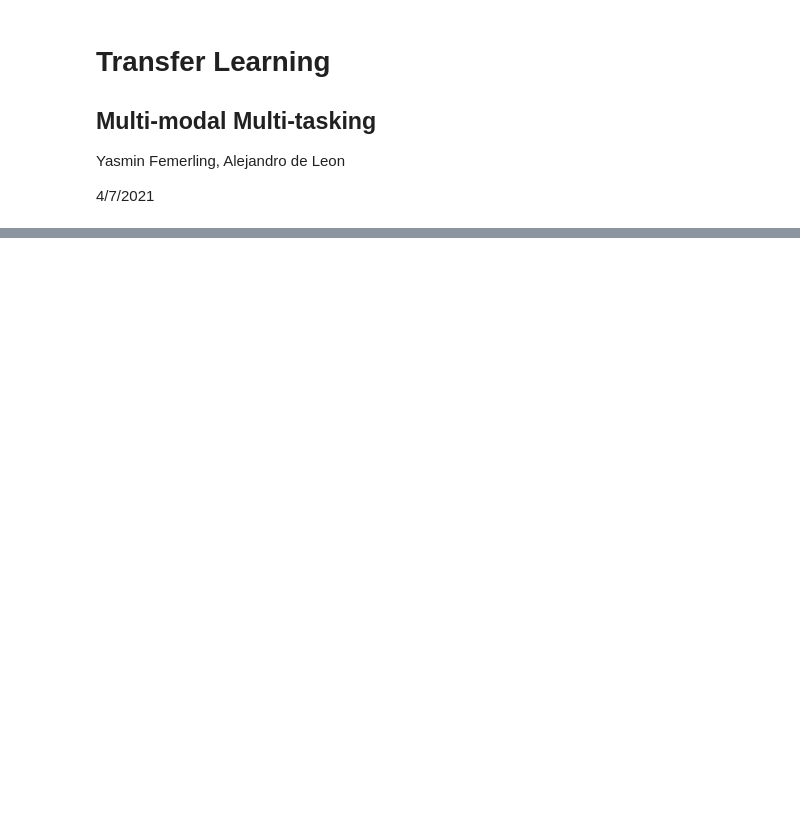
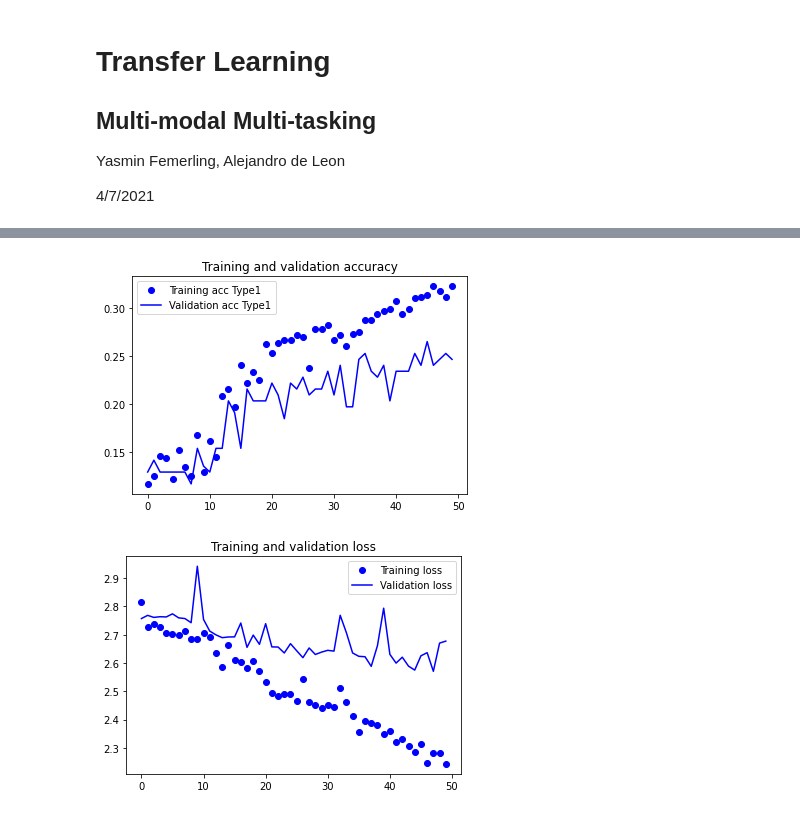
Before and after one commit to deleonalejandro/machine-learning, a Jupyter notebook: TransferLearning/multi-modal-tasking.ipynb, the cells around one changed output, grey strips where cells are left out. Cells and saved outputs as stored; diff of their text form; code cells hidden in the pictures; blank space fills up the shorter version.

```diff
--- a/TransferLearning/multi-modal-tasking.ipynb
+++ b/TransferLearning/multi-modal-tasking.ipynb
@@ -33,3 +249,26 @@ from ipynb.fs.full.utilities import *
 # %%
-x = label_dataset("Grass", "pokemon_2.csv")
-print(x)
+# Plot results
+
+acc1 = H.history['accuracy']
+val_acc1 = H.history['val_accuracy']
+loss = H.history['loss']
+val_loss = H.history['val_loss']
+
+epochs = range(len(acc1))
+
+plt.plot(epochs, acc1, 'bo', label='Training acc Type1')
+plt.plot(epochs, val_acc1, 'b', label='Validation acc Type1')
+plt.title('Training and validation accuracy')
+plt.legend()
+plt.savefig("model_final_1.png")
+plt.figure()
+
+plt.plot(epochs,b loss, 'bo', label='Training loss')
+plt.plot(epochs, val_loss, 'b', label='Validation loss')
+plt.title('Training and validation loss')
+plt.legend()
+plt.savefig("model_final_2.png")
+plt.show()
+# %% [output]
+[figure, added]
+[figure, added]
```
Also changed, not shown: parts of 23 cells of this notebook, 1 other file.
